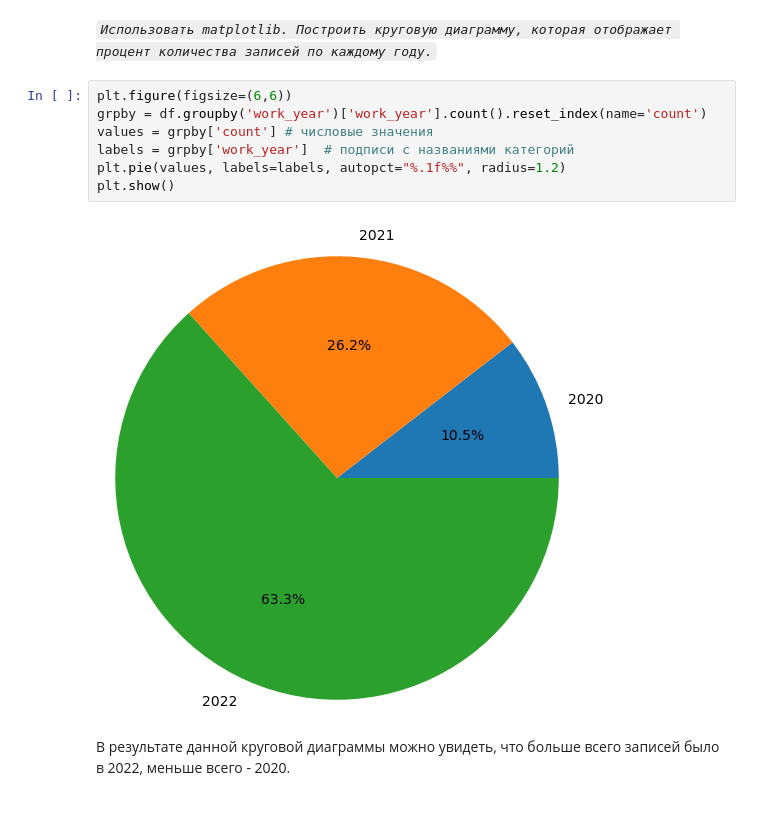
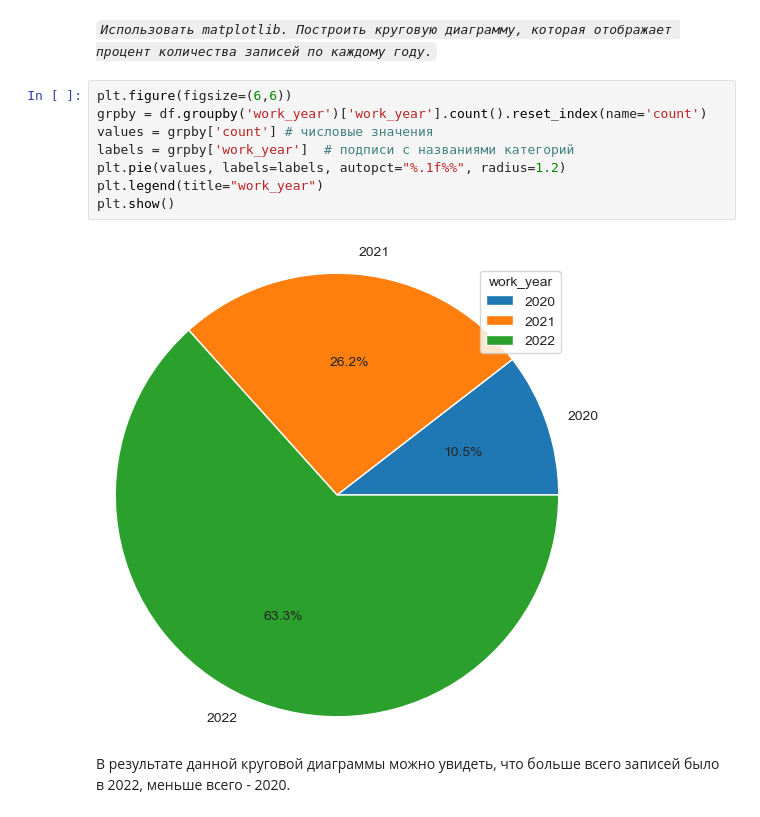
Before and after one commit to AlisaRezanova/LR2, a Jupyter notebook: ЛР2_Резанова_Вариант7.ipynb, the cells around one changed output. Drawn from its saved outputs; the diff is of its cells as text.

```diff
--- a/ЛР2_Резанова_Вариант7.ipynb
+++ b/ЛР2_Резанова_Вариант7.ipynb
@@ -349,12 +349,13 @@ gr.set_xticklabels(pvt_table.index)
 # %%
 plt.figure(figsize=(6,6))
 grpby = df.groupby('work_year')['work_year'].count().reset_index(name='count')
 values = grpby['count'] # числовые значения
 labels = grpby['work_year']  # подписи с названиями категорий
 plt.pie(values, labels=labels, autopct="%.1f%%", radius=1.2)
+plt.legend(title="work_year")
 plt.show()
 # %% [output]
-[figure, old version]
+[figure, new version]
 # %% [markdown]
 В результате данной круговой диаграммы можно увидеть, что больше всего записей было в 2022, меньше всего - 2020.
 # %% [markdown]
```
Also changed, not shown: parts of 3 cells of this notebook.
